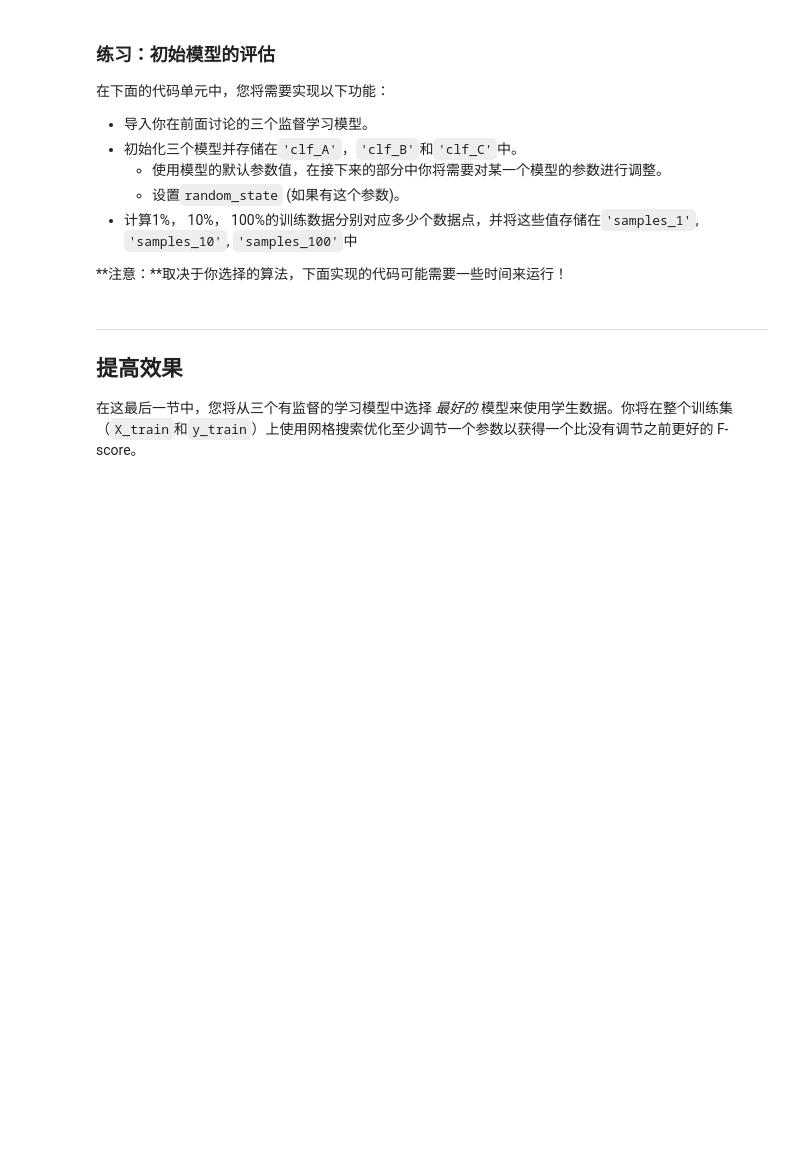
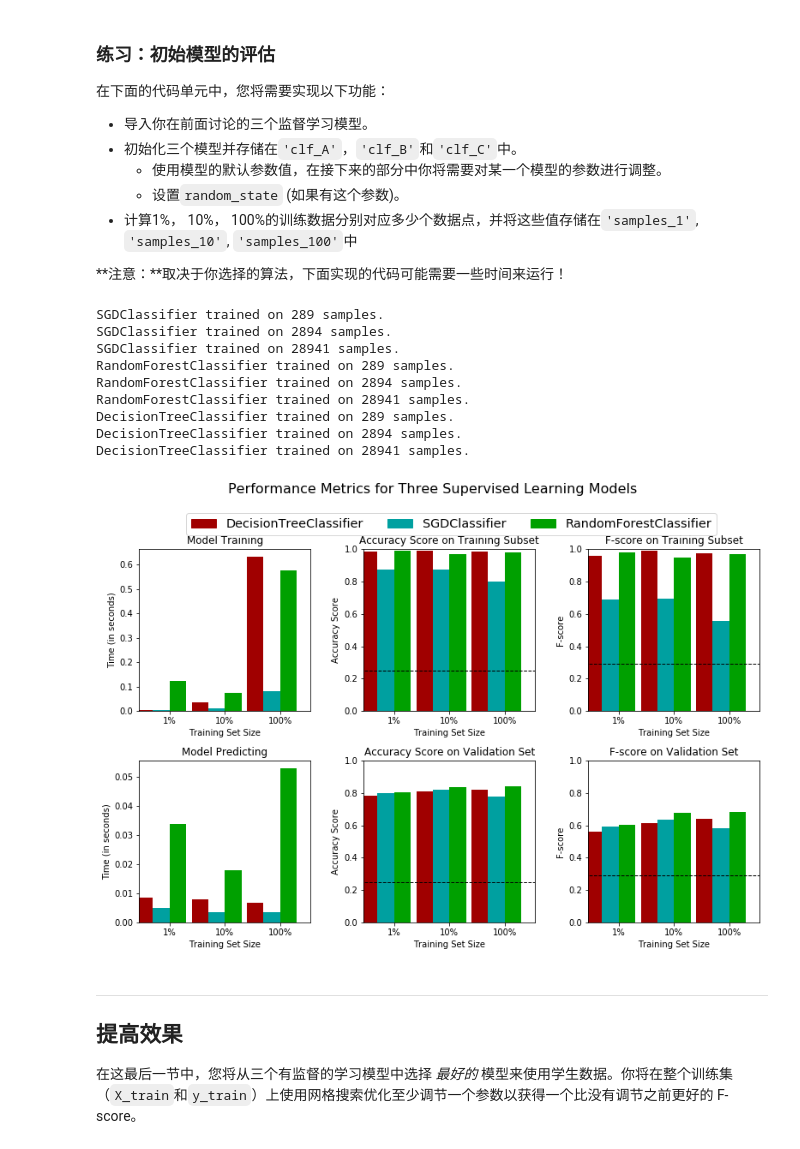
Before and after one commit to htliujy/finding_donors, a Jupyter notebook: finding_donors.ipynb, the cells around one changed output. Drawn from its saved outputs; the diff is of its cells as text; code cells hidden in the pictures; blank space fills up the shorter version.

```diff
--- a/finding_donors.ipynb
+++ b/finding_donors.ipynb
@@ -209,16 +208,18 @@ $$ F_{\beta} = (1 + \beta^2) \cdot \frac{precision \cdot recall}{\left( \beta^2
 #不能使用scikit-learn，你需要根据公式自己实现相关计算。
 
 #TODO： 计算准确率
-accuracy = 0.2
+accuracy = float(n_greater_50k)/n_records
 
 # TODO： 计算查准率 Precision
-precision = 0.3
+precision = float(n_greater_50k)/n_records
 
 # TODO： 计算查全率 Recall
-recall = 0.4
+recall = 1.0
 
 # TODO： 使用上面的公式，设置beta=0.5，计算F-score
-fscore = 0.5
+beta=0.5
+squarebeta=beta**2
+fscore = (1+squarebeta)*precision*recall/(squarebeta*precision+recall)
 
 # 打印结果
 print "Naive Predictor on validation data: \n \
@@ -391,26 +438,46 @@ def train_predict(learner, sample_size, X_train, y_train, X_val, y_val):
 # %%
 # TODO：从sklearn中导入三个监督学习模型
 
 # TODO：初始化三个模型
-clf_A = None
-clf_B = None
-clf_C = None
+# svm.SVC() 训练和预测时间太长了，效果还不如随机深林好
 
-# TODO：计算1%， 10%， 100%的训练数据分别对应多少点
-samples_1 = None
-samples_10 = None
-samples_100 = None
+clf1 = LogisticRegression(random_state=0)
+clf2 = RandomForestClassifier(random_state=0)
+clf3 = GaussianNB()
+#clf_A = VotingClassifier(estimators=[('lr', clf1), ('rf', clf2), ('gnb', clf3)], voting='hard')
+
+clf_A = SGDClassifier(max_iter=5,random_state=0)  #0.19版本默认 max_iter=5，但从0.21开始默认为1000，给定一个值才不会弹出警告
+clf_B = RandomForestClassifier(random_state=0)
+clf_C = DecisionTreeClassifier(random_state=0)
+
+
+
+# TODO：计算1%， 10%， 100%的训练数据分别对应多少点 # X_val
+samples_1 = int(X_train.shape[0]/100)
+samples_10 = int(X_train.shape[0]/10)
+samples_100 = int(X_train.shape[0]/1)
 
 # 收集学习器的结果
 results = {}
 for clf in [clf_A, clf_B, clf_C]:
     clf_name = clf.__class__.__name__
     results[clf_name] = {}
     for i, samples in enumerate([samples_1, samples_10, samples_100]):
         results[clf_name][i] = train_predict(clf, samples, X_train, y_train, X_val, y_val)
 
 # 对选择的三个模型得到的评价结果进行可视化
 vs.evaluate(results, accuracy, fscore)
+# %% [output]
+SGDClassifier trained on 289 samples.
+SGDClassifier trained on 2894 samples.
+SGDClassifier trained on 28941 samples.
+RandomForestClassifier trained on 289 samples.
+RandomForestClassifier trained on 2894 samples.
+RandomForestClassifier trained on 28941 samples.
+DecisionTreeClassifier trained on 289 samples.
+DecisionTreeClassifier trained on 2894 samples.
+DecisionTreeClassifier trained on 28941 samples.
+[figure, added]
 # %% [markdown]
 ----
 ## 提高效果
```
Also changed, not shown: parts of 16 cells of this notebook, 1 other file.
